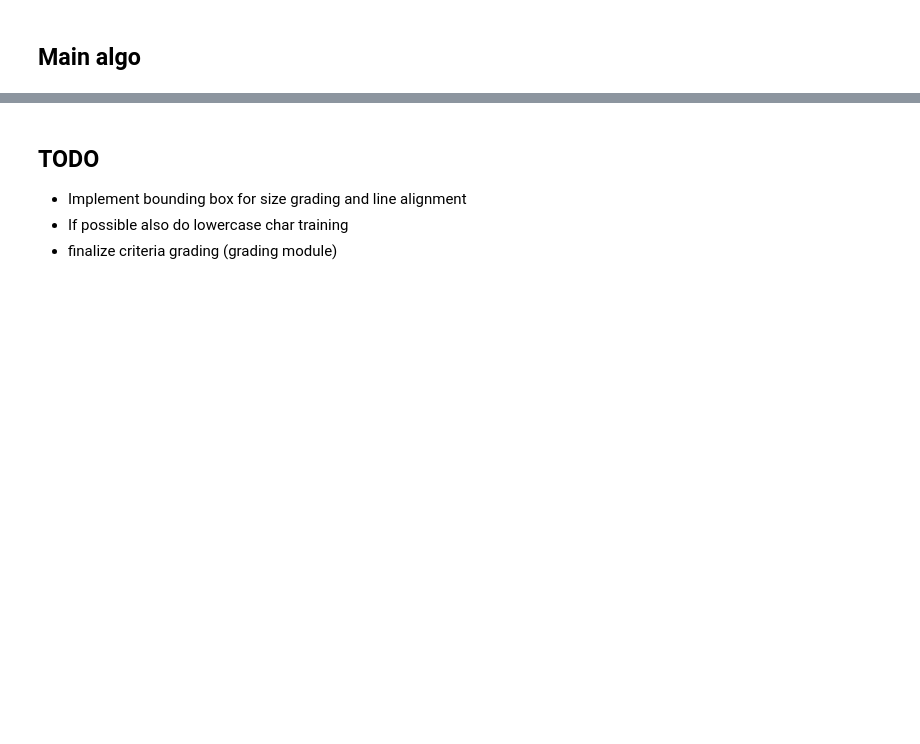
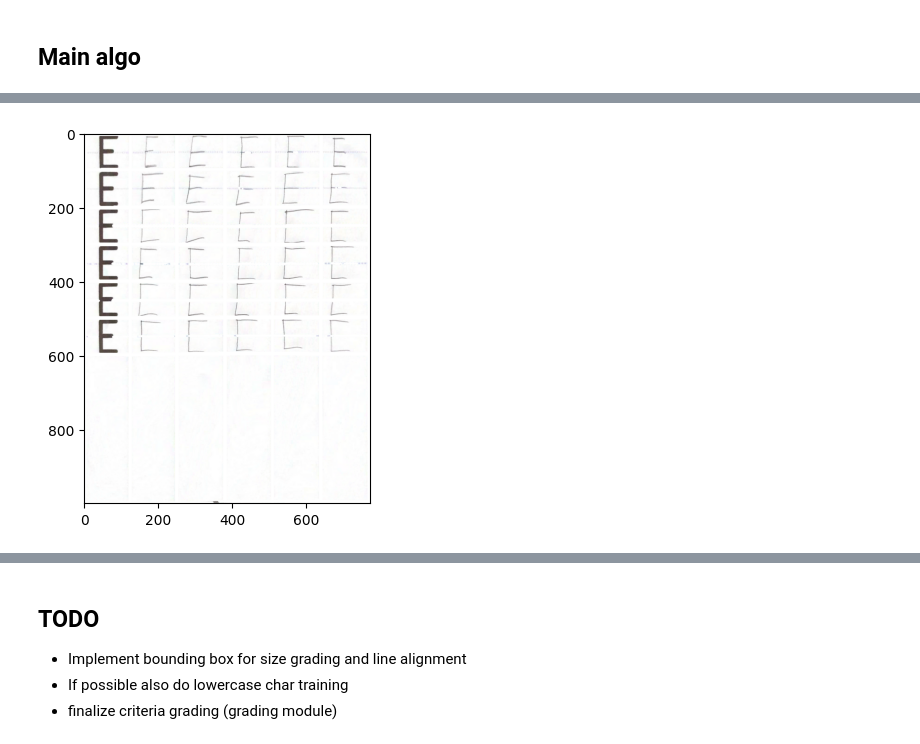
Before and after one commit to Jashagmama/THES2, a Jupyter notebook: Testing.ipynb, the cells around one changed output, grey strips where cells are left out. Cells and saved outputs as stored; diff of their text form; code cells hidden in the pictures; blank space fills up the shorter version.

```diff
--- a/Testing.ipynb
+++ b/Testing.ipynb
@@ -824,3 +818,7 @@ returns -120, 120
+# %%
+show_img(white2_telea)
+# %% [output]
+[figure, added]
 # %%
 category = 'form'
 show_img(create_eval_box(perspective_corrected.copy(), boxes.letters, category), category)
```
Also changed, not shown: parts of 13 cells of this notebook, 44 other files.
